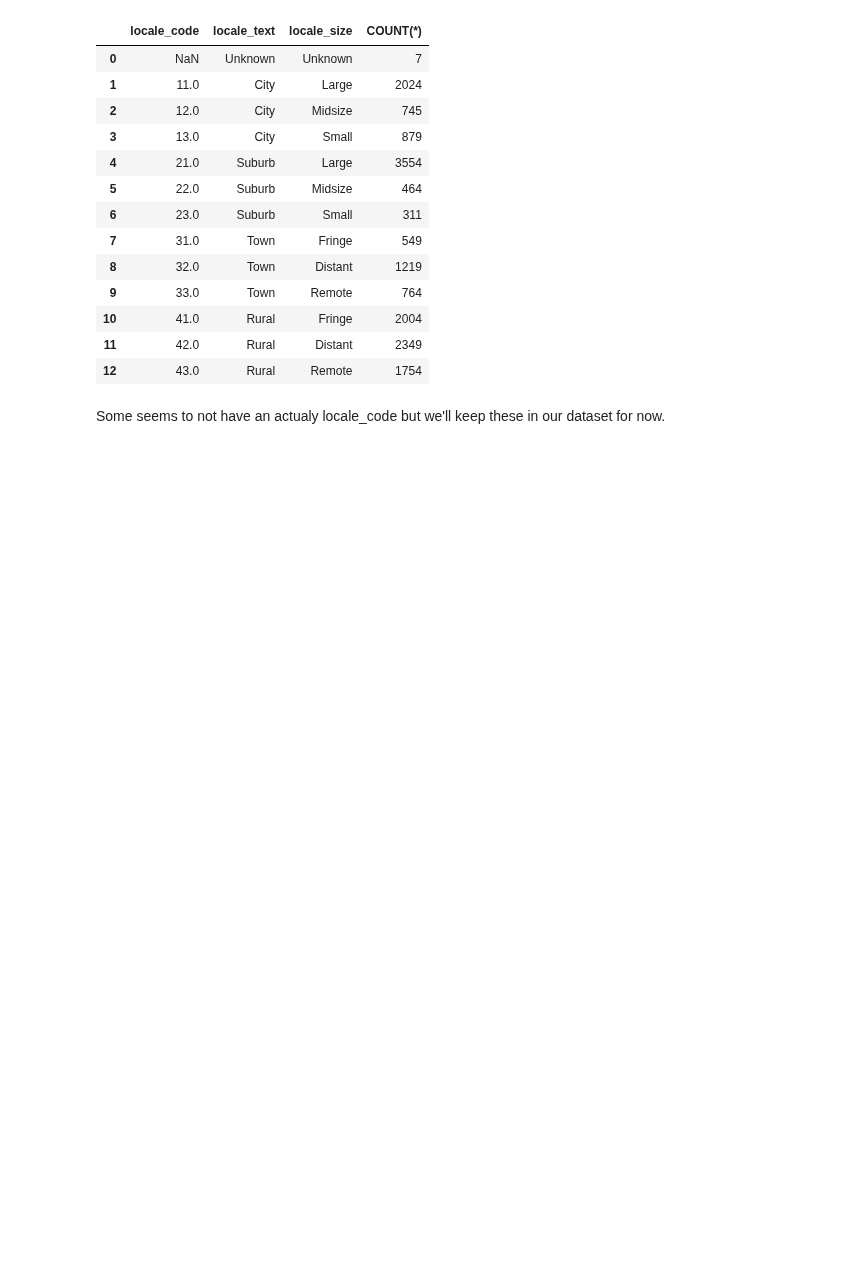
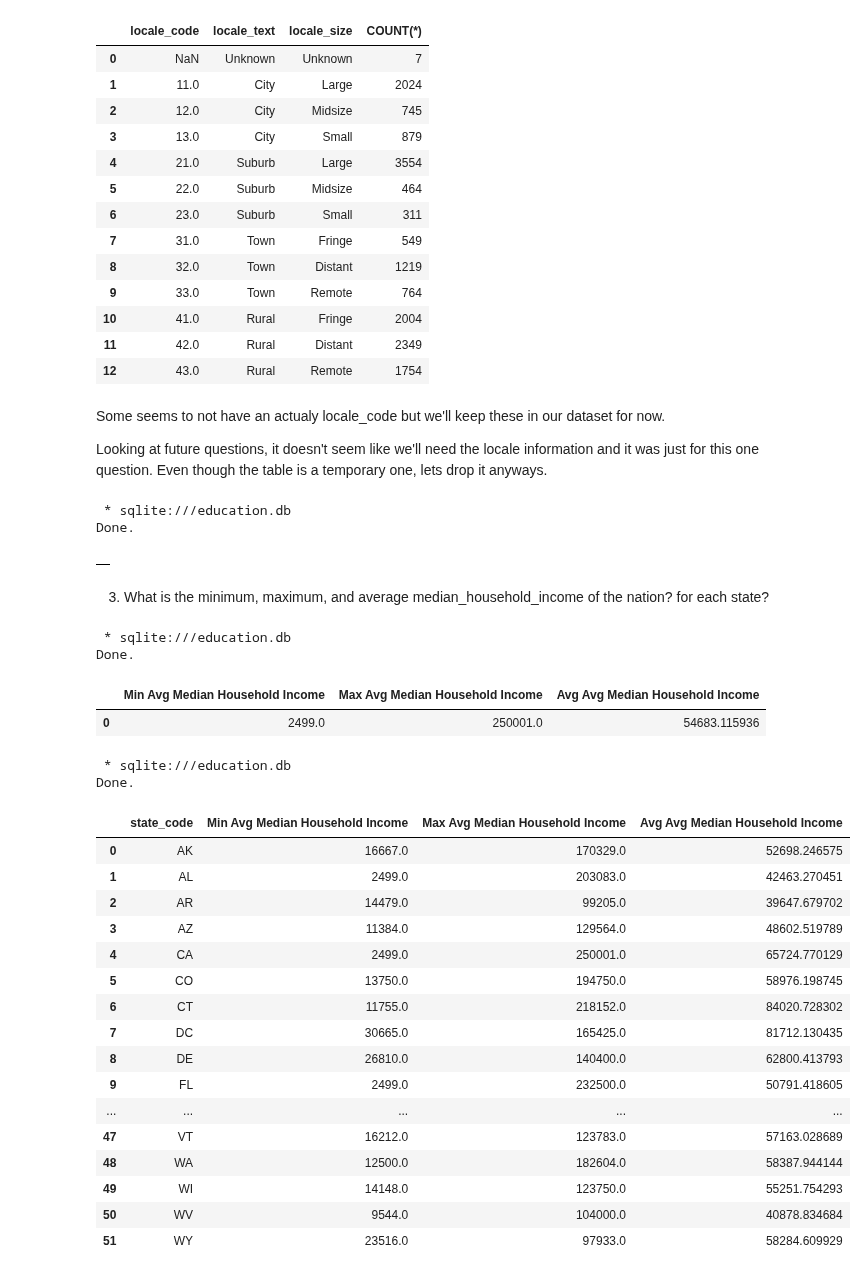
Before and after one commit to LucasCroslyn/CodingProblems, a Jupyter notebook: CodeAcademy/Data Science SQL Projects/DSIP #3 Education Database/Queries.ipynb, the cells around one changed output. Cells and saved outputs as stored; diff of their text form; code cells hidden in the pictures; blank space fills up the shorter version.

Commit message:
Q3 Work Done

```diff
--- a/CodeAcademy/Data Science SQL Projects/DSIP #3 Education Database/Queries.ipynb
+++ b/CodeAcademy/Data Science SQL Projects/DSIP #3 Education Database/Queries.ipynb
@@ -338,3 +338,48 @@ Done.
 | 12 | 43.0 | Rural | Remote | 1754 |
 # %% [markdown]
 Some seems to not have an actualy locale_code but we'll keep these in our dataset for now.
+
+Looking at future questions, it doesn't seem like we'll need the locale information and it was just for this one question. Even though the table is a temporary one, lets drop it anyways.
+# %%
+%%sql
+DROP TABLE temp_locale;
+# %% [output]
+ * sqlite:///education.db
+Done.
+|  |
+# %% [markdown]
+3. What is the minimum, maximum, and average median_household_income of the nation? for each state?
+# %%
+%%sql
+SELECT MIN(median_household_income) AS "Min Avg Median Household Income", MAX(median_household_income) AS "Max Avg Median Household Income", AVG(median_household_income) AS "Avg Avg Median Household Income"
+FROM census;
+# %% [output]
+ * sqlite:///education.db
+Done.
+|  | Min Avg Median Household Income | Max Avg Median Household Income | Avg Avg Median Household Income |
+| 0 | 2499.0 | 250001.0 | 54683.115936 |
+# %%
+%%sql
+SELECT state_code, MIN(median_household_income) AS "Min Avg Median Household Income", MAX(median_household_income) AS "Max Avg Median Household Income", AVG(median_household_income) AS "Avg Avg Median Household Income"
+FROM census
+GROUP BY state_code;
+# %% [output]
+ * sqlite:///education.db
+Done.
+|  | state_code | Min Avg Median Household Income | Max Avg Median Household Income | Avg Avg Median Household Income |
+| 0 | AK | 16667.0 | 170329.0 | 52698.246575 |
+| 1 | AL | 2499.0 | 203083.0 | 42463.270451 |
+| 2 | AR | 14479.0 | 99205.0 | 39647.679702 |
+| 3 | AZ | 11384.0 | 129564.0 | 48602.519789 |
+| 4 | CA | 2499.0 | 250001.0 | 65724.770129 |
+| 5 | CO | 13750.0 | 194750.0 | 58976.198745 |
+| 6 | CT | 11755.0 | 218152.0 | 84020.728302 |
+| 7 | DC | 30665.0 | 165425.0 | 81712.130435 |
+| 8 | DE | 26810.0 | 140400.0 | 62800.413793 |
+| 9 | FL | 2499.0 | 232500.0 | 50791.418605 |
+| ... | ... | ... | ... | ... |
+| 47 | VT | 16212.0 | 123783.0 | 57163.028689 |
+| 48 | WA | 12500.0 | 182604.0 | 58387.944144 |
+| 49 | WI | 14148.0 | 123750.0 | 55251.754293 |
+| 50 | WV | 9544.0 | 104000.0 | 40878.834684 |
+| 51 | WY | 23516.0 | 97933.0 | 58284.609929 |
```
